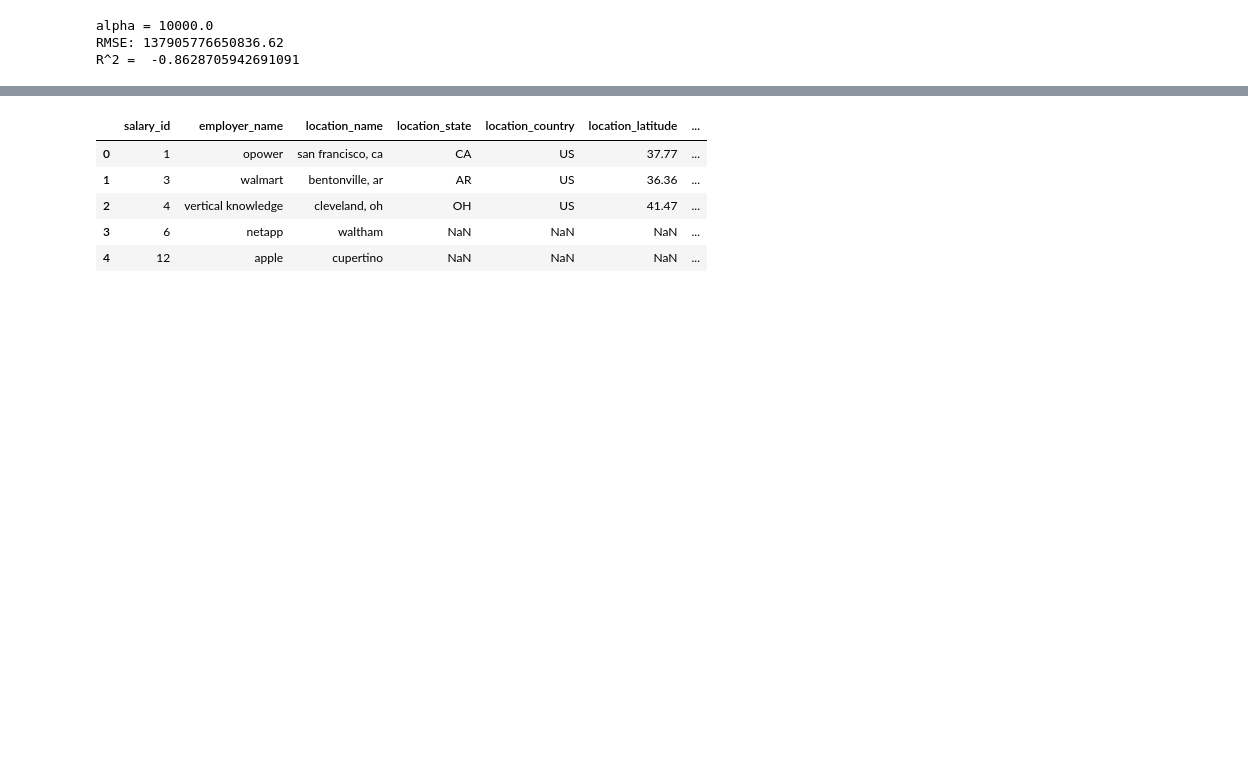
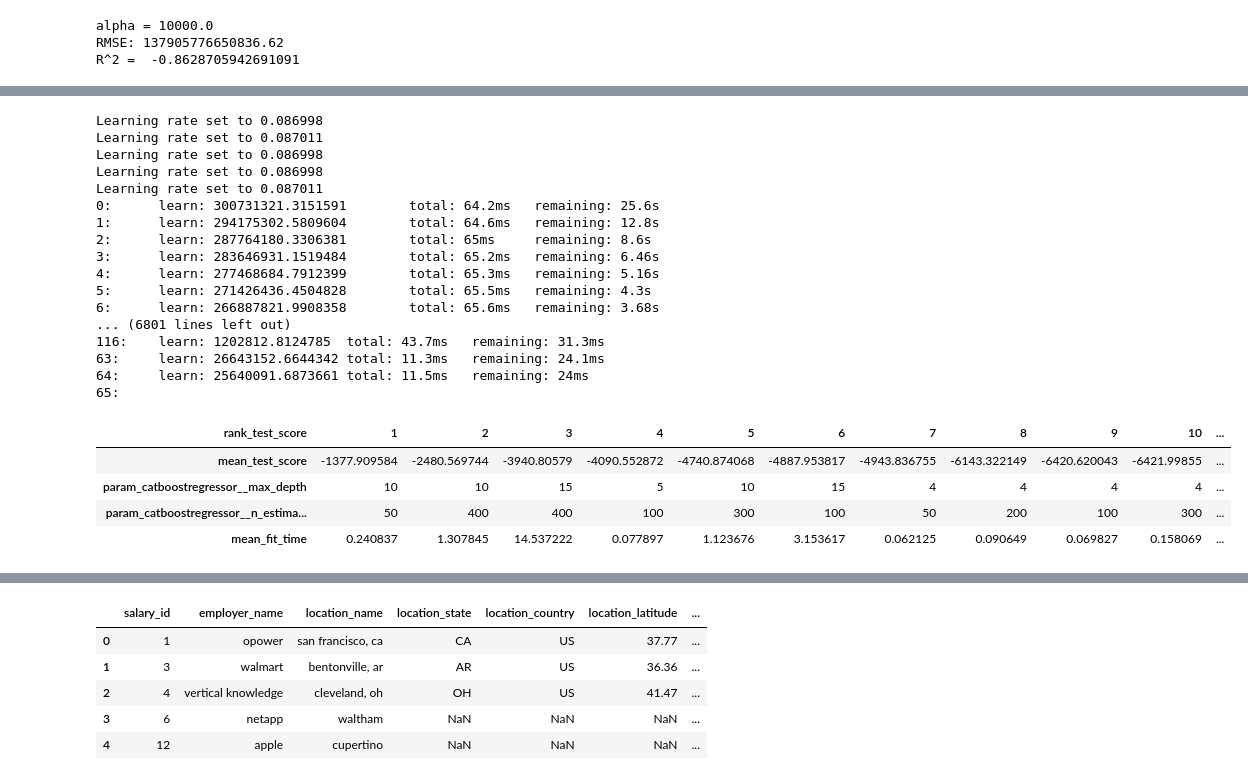
Before and after one commit to KevinSaigon/ECON323-Project, a Jupyter notebook: project.ipynb, the cells around one changed output, grey strips where cells are left out. Cells and saved outputs as stored; diff of their text form; code cells hidden in the pictures; blank space fills up the shorter version.

```diff
--- a/project.ipynb
+++ b/project.ipynb
@@ -437 +504,50 @@ Next, we'll be trying the `LGBMRegressor` model.
+# %%
+catboost_pipe = make_pipeline(
+    CustomImputer(),
+    ct,
+    CatBoostRegressor()
+)
+
+param_grid = {
+    'catboostregressor__max_depth': [3, 4, 5, 10, 15],
+    'catboostregressor__n_estimators': [50, 100, 200, 300, 400]
+}
+
+random_search = RandomizedSearchCV(
+    catboost_pipe, param_distributions=param_grid, n_jobs=-1, n_iter=20, cv=5, random_state=2022
+)
+random_search.fit(X_train, y_train);
+
+pd.DataFrame(random_search.cv_results_)[
+    [
+        "mean_test_score",
+        "param_catboostregressor__max_depth",
+        "param_catboostregressor__n_estimators",
+        "mean_fit_time",
+        "rank_test_score",
+    ]
+].set_index("rank_test_score").sort_index().T
+# %% [output]
+Learning rate set to 0.086998
+Learning rate set to 0.087011
+Learning rate set to 0.086998
+Learning rate set to 0.086998
+Learning rate set to 0.087011
+0:      learn: 300731321.3151591        total: 64.2ms   remaining: 25.6s
+1:      learn: 294175302.5809604        total: 64.6ms   remaining: 12.8s
+2:      learn: 287764180.3306381        total: 65ms     remaining: 8.6s
+3:      learn: 283646931.1519484        total: 65.2ms   remaining: 6.46s
+4:      learn: 277468684.7912399        total: 65.3ms   remaining: 5.16s
+5:      learn: 271426436.4504828        total: 65.5ms   remaining: 4.3s
+6:      learn: 266887821.9908358        total: 65.6ms   remaining: 3.68s
+... (6801 lines left out)
+116:    learn: 1202812.8124785  total: 43.7ms   remaining: 31.3ms
+63:     learn: 26643152.6644342 total: 11.3ms   remaining: 24.1ms
+64:     learn: 25640091.6873661 total: 11.5ms   remaining: 24ms
+65:
+| rank_test_score | 1 | 2 | 3 | 4 | 5 | 6 | 7 | 8 | 9 | 10 | ... |
+| mean_test_score | -1377.909584 | -2480.569744 | -3940.80579 | -4090.552872 | -4740.874068 | -4887.953817 | -4943.836755 | -6143.322149 | -6420.620043 | -6421.99855 | ... |
+| param_catboostregressor__max_depth | 10 | 10 | 15 | 5 | 10 | 15 | 4 | 4 | 4 | 4 | ... |
+| param_catboostregressor__n_estima... | 50 | 400 | 400 | 100 | 300 | 100 | 50 | 200 | 100 | 300 | ... |
+| mean_fit_time | 0.240837 | 1.307845 | 14.537222 | 0.077897 | 1.123676 | 3.153617 | 0.062125 | 0.090649 | 0.069827 | 0.158069 | ... |
 # %%
```
Also changed, not shown: parts of 30 cells of this notebook.
